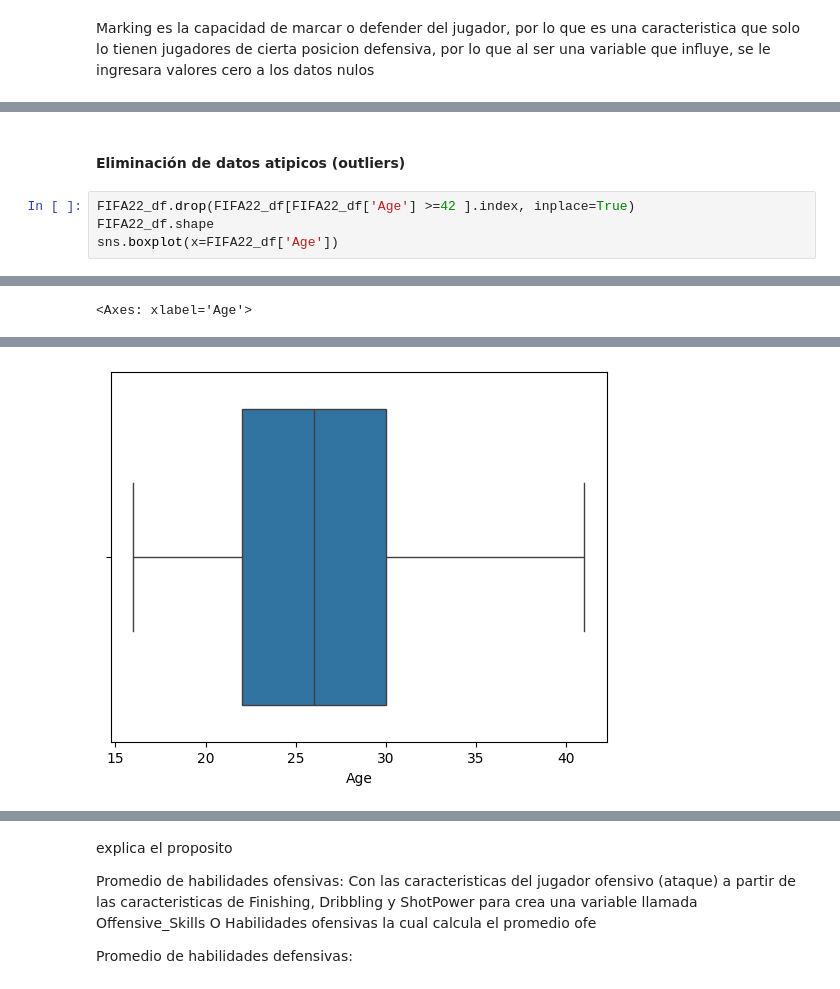
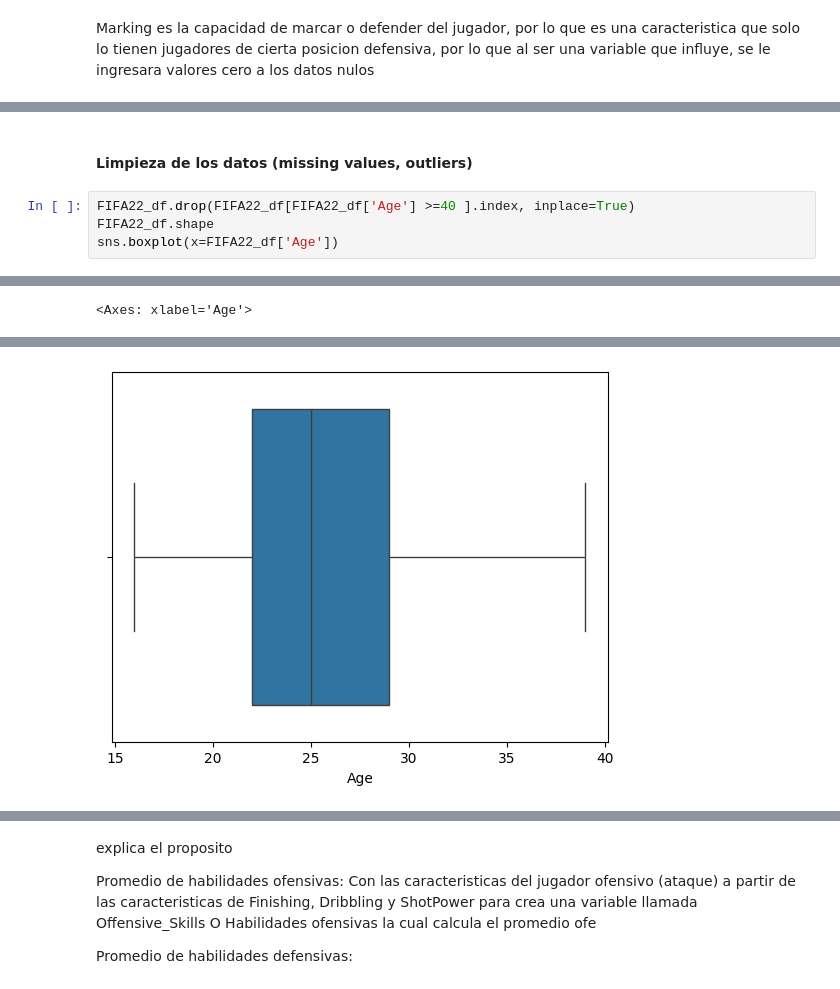
Before and after one commit to BrandonLCC/FIFA_ML_Kedro, a Jupyter notebook: machine-learning-project/notebooks/3_Data_Preparation.ipynb, the cells around one changed output, grey strips where cells are left out. Cells and saved outputs as stored; diff of their text form.

```diff
--- a/machine-learning-project/notebooks/3_Data_Preparation.ipynb
+++ b/machine-learning-project/notebooks/3_Data_Preparation.ipynb
@@ -80,11 +70,11 @@ KeyError: "['Best Overall Rating'] not found in axis"
 # %% [markdown]
-#### **Eliminación de datos atipicos** (outliers)
+#### **Limpieza de los datos (missing values, outliers)**
 # %%
-FIFA22_df.drop(FIFA22_df[FIFA22_df['Age'] >=42 ].index, inplace=True)
+FIFA22_df.drop(FIFA22_df[FIFA22_df['Age'] >=40 ].index, inplace=True)
 FIFA22_df.shape
 sns.boxplot(x=FIFA22_df['Age'])
 # %% [output]
 [interactive output not drawn]
 <Axes: xlabel='Age'>
 [interactive output not drawn]
-[figure, old version]
+[figure, new version]
```
Also changed, not shown: parts of 20 cells of this notebook, 7 other files.
